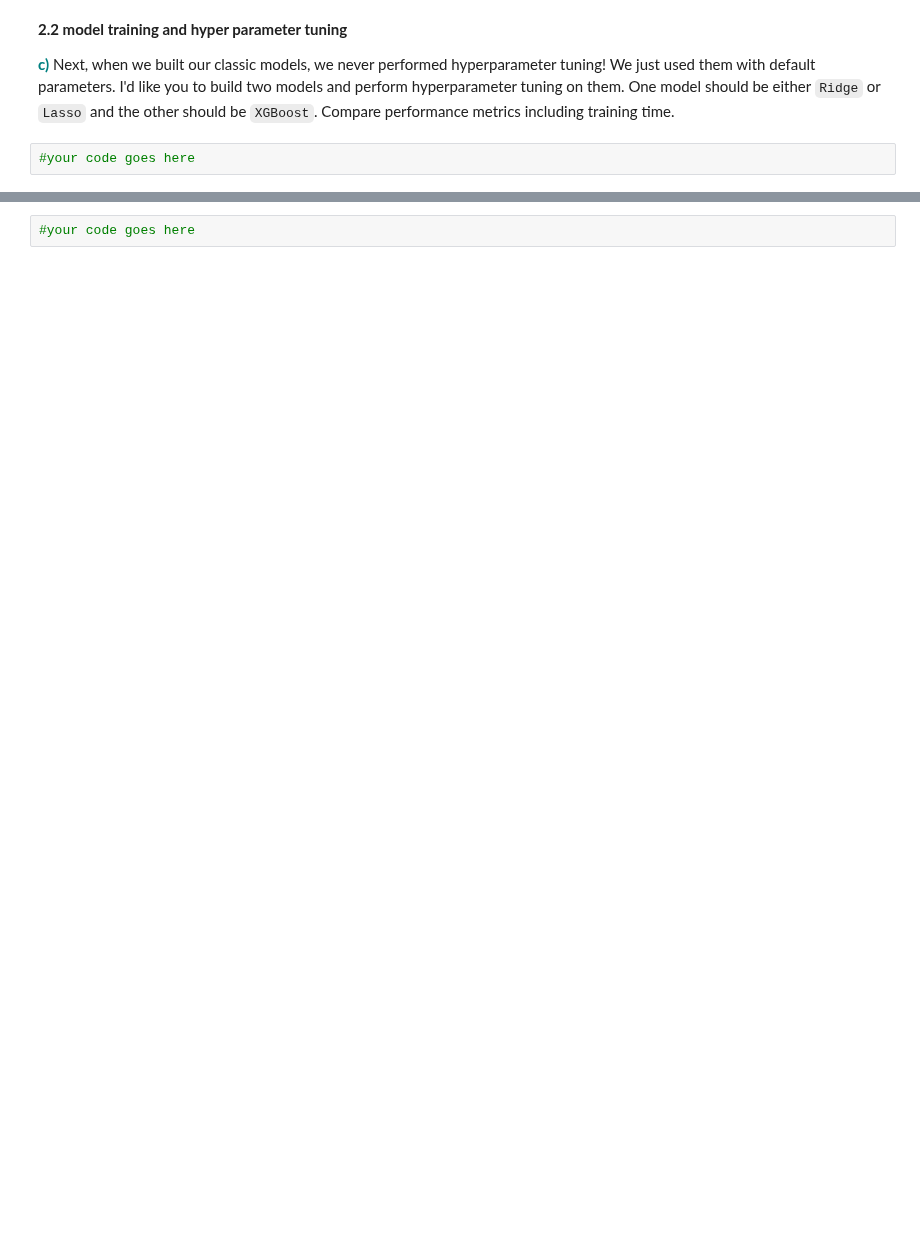
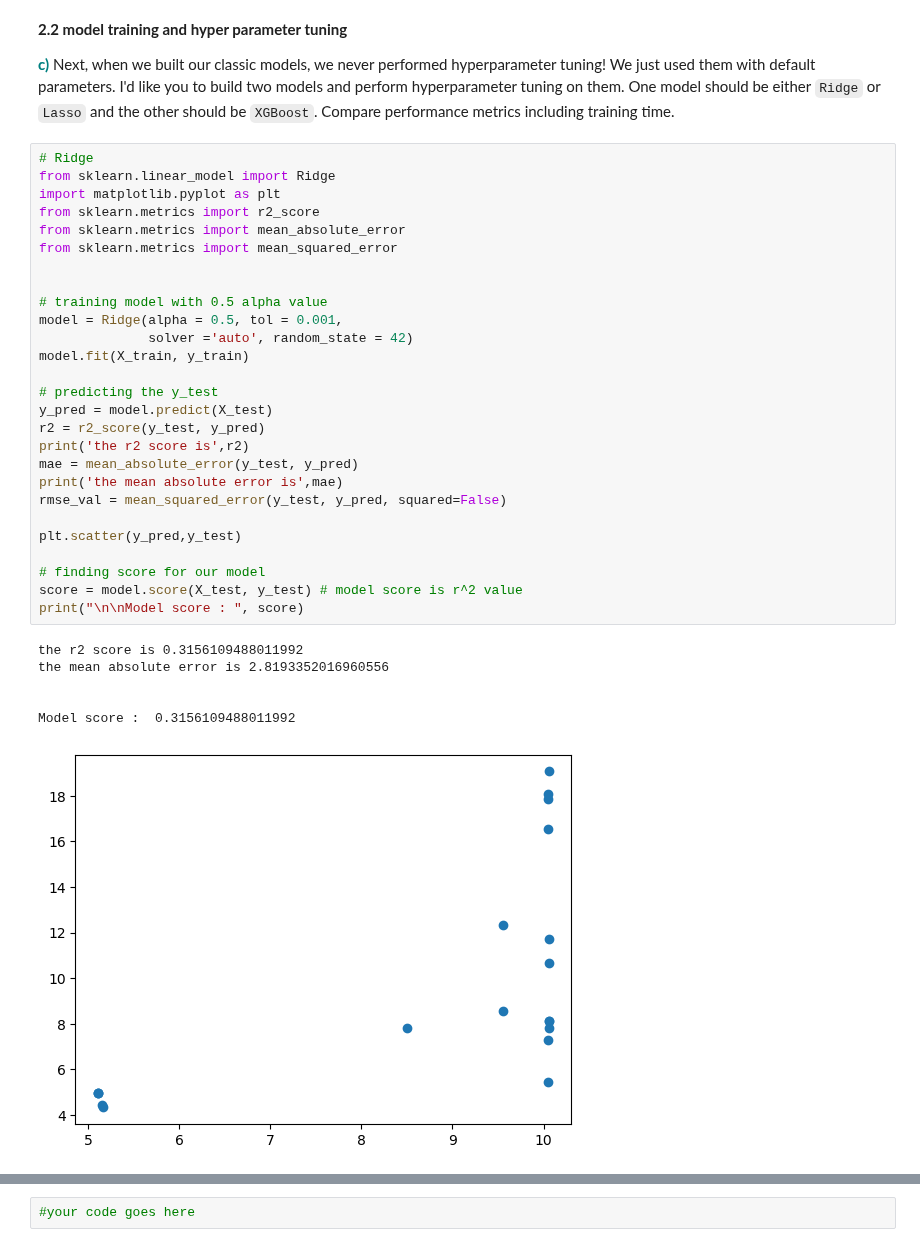
Before and after one commit to AJB33/MaterialsInformatics, a Jupyter notebook: HW/HW2/HW2 Q2.ipynb, the cells around one changed output, grey strips where cells are left out. Cells and saved outputs as stored; diff of their text form; blank space fills up the shorter version.

```diff
--- a/HW/HW2/HW2 Q2.ipynb
+++ b/HW/HW2/HW2 Q2.ipynb
@@ -16,5 +101,37 @@ import ydata_profiling
 **2.2 model training and hyper parameter tuning**
 
 **<font color='teal'>c)</font>** Next, when we built our classic models, we never performed hyperparameter tuning! We just used them with default parameters. I'd like you to build two models and perform hyperparameter tuning on them. One model should be either `Ridge` or `Lasso` and the other should be `XGBoost`. Compare performance metrics including training time.
-# %%
-#your code goes here
+# %%
+# Ridge
+from sklearn.linear_model import Ridge
+import matplotlib.pyplot as plt
+from sklearn.metrics import r2_score
+from sklearn.metrics import mean_absolute_error
+from sklearn.metrics import mean_squared_error
+
+
+# training model with 0.5 alpha value
+model = Ridge(alpha = 0.5, tol = 0.001,
+              solver ='auto', random_state = 42)
+model.fit(X_train, y_train)
+
+# predicting the y_test
+y_pred = model.predict(X_test)
+r2 = r2_score(y_test, y_pred)
+print('the r2 score is',r2)
+mae = mean_absolute_error(y_test, y_pred)
+print('the mean absolute error is',mae)
+rmse_val = mean_squared_error(y_test, y_pred, squared=False)
+
+plt.scatter(y_pred,y_test)
+
+# finding score for our model
+score = model.score(X_test, y_test) # model score is r^2 value
+print("\n\nModel score : ", score)
+# %% [output]
+the r2 score is 0.3156109488011992
+the mean absolute error is 2.8193352016960556
+
+
+Model score :  0.3156109488011992
+[figure, added]
```
Also changed, not shown: parts of 6 cells of this notebook, 2 other files.
